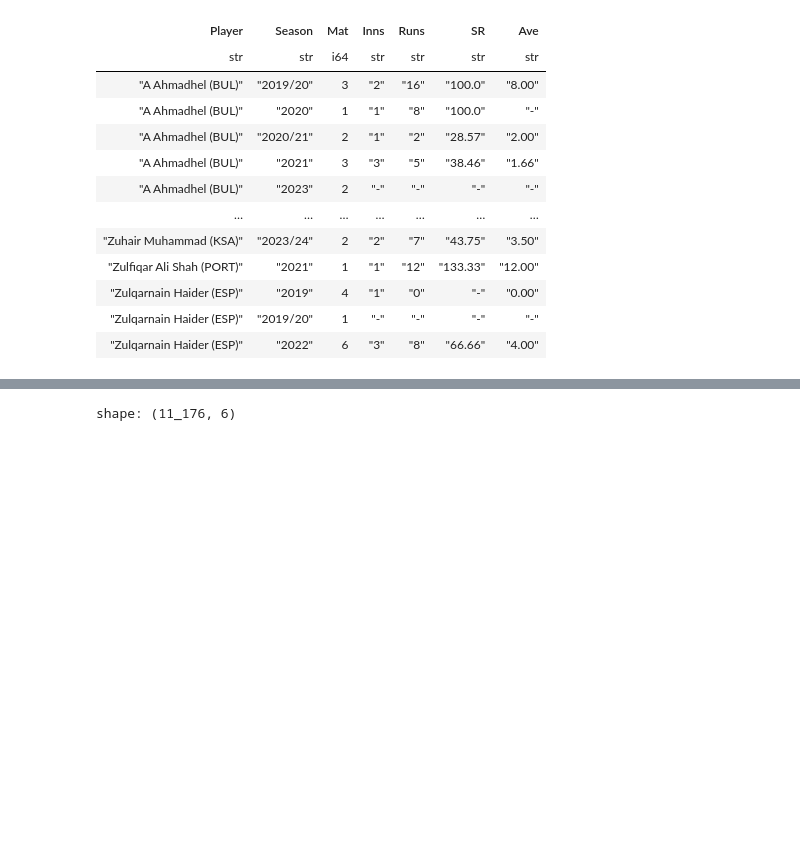
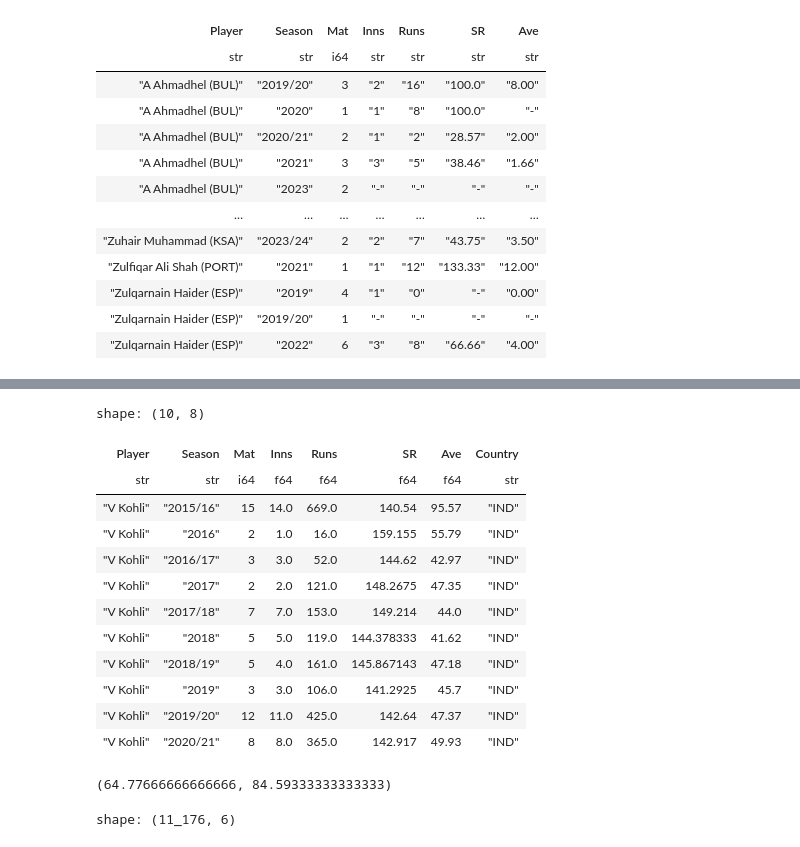
Before and after one commit to Salman-shaik116/localt20, a Jupyter notebook: notebooks/preprocessiong/battingdata.ipynb, the cells around one changed output, grey strips where cells are left out. Drawn from its saved outputs; the diff is of its cells as text; code cells hidden in the pictures; blank space fills up the shorter version.

```diff
--- a/notebooks/preprocessiong/battingdata.ipynb
+++ b/notebooks/preprocessiong/battingdata.ipynb
@@ -121,3 +120,25 @@ shape: (11_221, 8)
+# %%
+batting_data.filter(pl.col("Player").str.contains("V Kohli")).head(10)
+# %% [output]
+shape: (10, 8)
+| Player | Season | Mat | Inns | Runs | SR | Ave | Country |
+| str | str | i64 | f64 | f64 | f64 | f64 | str |
+| "V Kohli" | "2015/16" | 15 | 14.0 | 669.0 | 140.54 | 95.57 | "IND" |
+| "V Kohli" | "2016" | 2 | 1.0 | 16.0 | 159.155 | 55.79 | "IND" |
+| "V Kohli" | "2016/17" | 3 | 3.0 | 52.0 | 144.62 | 42.97 | "IND" |
+| "V Kohli" | "2017" | 2 | 2.0 | 121.0 | 148.2675 | 47.35 | "IND" |
+| "V Kohli" | "2017/18" | 7 | 7.0 | 153.0 | 149.214 | 44.0 | "IND" |
+| "V Kohli" | "2018" | 5 | 5.0 | 119.0 | 144.378333 | 41.62 | "IND" |
+| "V Kohli" | "2018/19" | 5 | 4.0 | 161.0 | 145.867143 | 47.18 | "IND" |
+| "V Kohli" | "2019" | 3 | 3.0 | 106.0 | 141.2925 | 45.7 | "IND" |
+| "V Kohli" | "2019/20" | 12 | 11.0 | 425.0 | 142.64 | 47.37 | "IND" |
+| "V Kohli" | "2020/21" | 8 | 8.0 | 365.0 | 142.917 | 49.93 | "IND" |
+# %%
+m = (95.57+55.79+42.97)/3
+wm = (95.57*14+55.79*1+42.97*3)/(14+1+3)
+m,wm
+# %% [output]
+(64.77666666666666, 84.59333333333333)
 # %%
 country_codes = {
     'LES': 'Lesotho',
```
Also changed, not shown: parts of 4 cells of this notebook, 1 other file.
